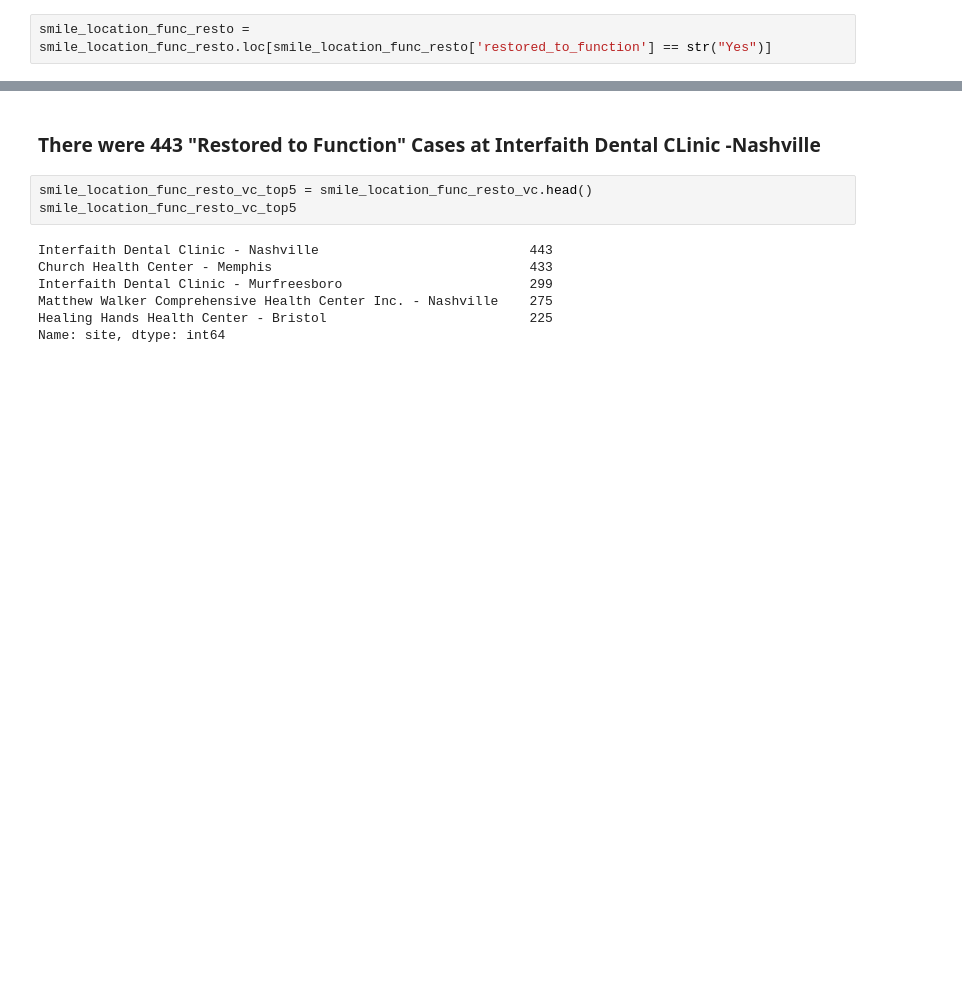
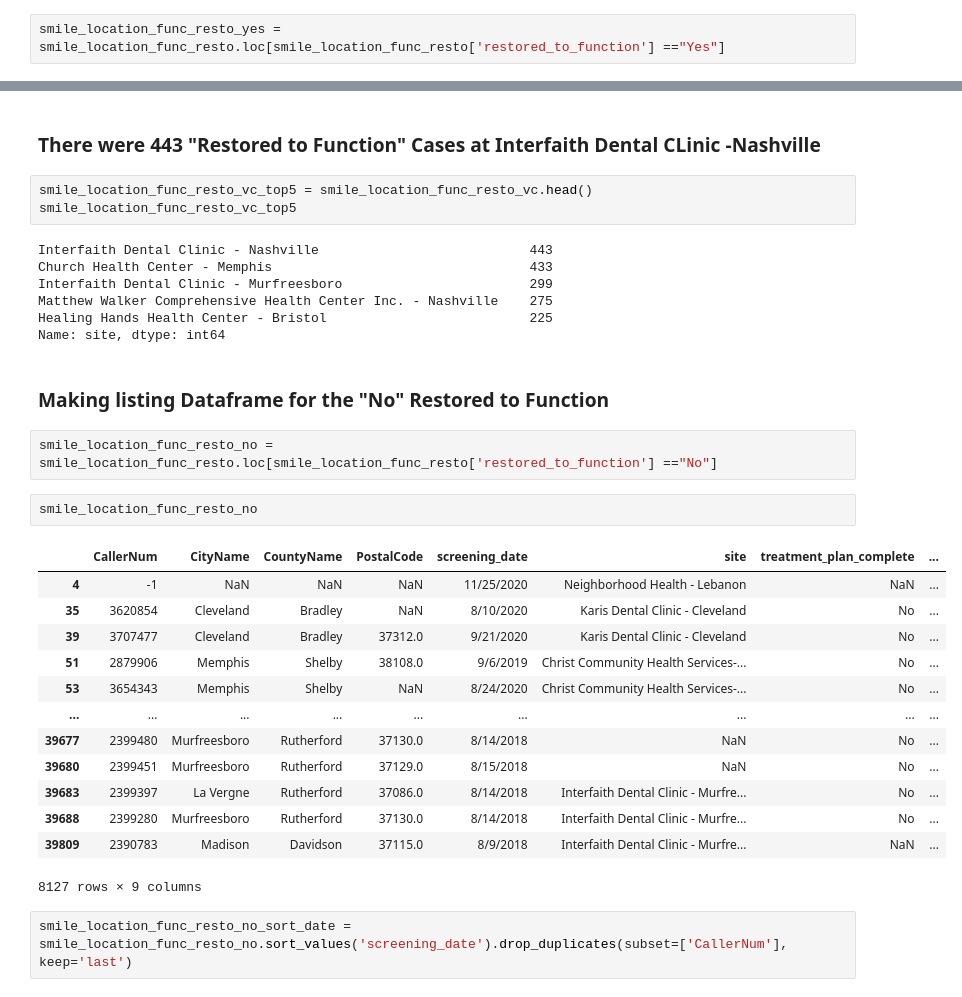
Before and after one commit to bsfcs/smile-on-ironman, a Jupyter notebook: notebook/smile_on_ironman_posey.ipynb, the cells around one changed output, grey strips where cells are left out. Saved outputs shown, nothing was run; the diff lists cells and outputs as text; blank space fills up the shorter version.

```diff
--- a/notebook/smile_on_ironman_posey.ipynb
+++ b/notebook/smile_on_ironman_posey.ipynb
@@ -576,3 +582,3 @@ smile_location_func_resto.head()
 # %%
-smile_location_func_resto = smile_location_func_resto.loc[smile_location_func_resto['restored_to_function'] == str("Yes")]
+smile_location_func_resto_yes = smile_location_func_resto.loc[smile_location_func_resto['restored_to_function'] =="Yes"]
 # %%
@@ -652,3 +658,25 @@ Interfaith Dental Clinic - Murfreesboro                        299
 Matthew Walker Comprehensive Health Center Inc. - Nashville    275
 Healing Hands Health Center - Bristol                          225
 Name: site, dtype: int64
+# %% [markdown]
+### Making listing Dataframe for the "No" Restored to Function
+# %%
+smile_location_func_resto_no = smile_location_func_resto.loc[smile_location_func_resto['restored_to_function'] =="No"]
+# %%
+smile_location_func_resto_no
+# %% [output]
+|  | CallerNum | CityName | CountyName | PostalCode | screening_date | site | treatment_plan_complete | ... |
+| 4 | -1 | NaN | NaN | NaN | 11/25/2020 | Neighborhood Health - Lebanon | NaN | ... |
+| 35 | 3620854 | Cleveland | Bradley | NaN | 8/10/2020 | Karis Dental Clinic - Cleveland | No | ... |
+| 39 | 3707477 | Cleveland | Bradley | 37312.0 | 9/21/2020 | Karis Dental Clinic - Cleveland | No | ... |
+| 51 | 2879906 | Memphis | Shelby | 38108.0 | 9/6/2019 | Christ Community Health Services-... | No | ... |
+| 53 | 3654343 | Memphis | Shelby | NaN | 8/24/2020 | Christ Community Health Services-... | No | ... |
+| ... | ... | ... | ... | ... | ... | ... | ... | ... |
+| 39677 | 2399480 | Murfreesboro | Rutherford | 37130.0 | 8/14/2018 | NaN | No | ... |
+| 39680 | 2399451 | Murfreesboro | Rutherford | 37129.0 | 8/15/2018 | NaN | No | ... |
+| 39683 | 2399397 | La Vergne | Rutherford | 37086.0 | 8/14/2018 | Interfaith Dental Clinic - Murfre... | No | ... |
+| 39688 | 2399280 | Murfreesboro | Rutherford | 37130.0 | 8/14/2018 | Interfaith Dental Clinic - Murfre... | No | ... |
+| 39809 | 2390783 | Madison | Davidson | 37115.0 | 8/9/2018 | Interfaith Dental Clinic - Murfre... | NaN | ... |
+8127 rows × 9 columns
+# %%
+smile_location_func_resto_no_sort_date = smile_location_func_resto_no.sort_values('screening_date').drop_duplicates(subset=['CallerNum'], keep='last')
```
Also changed, not shown: parts of 15 cells of this notebook.
